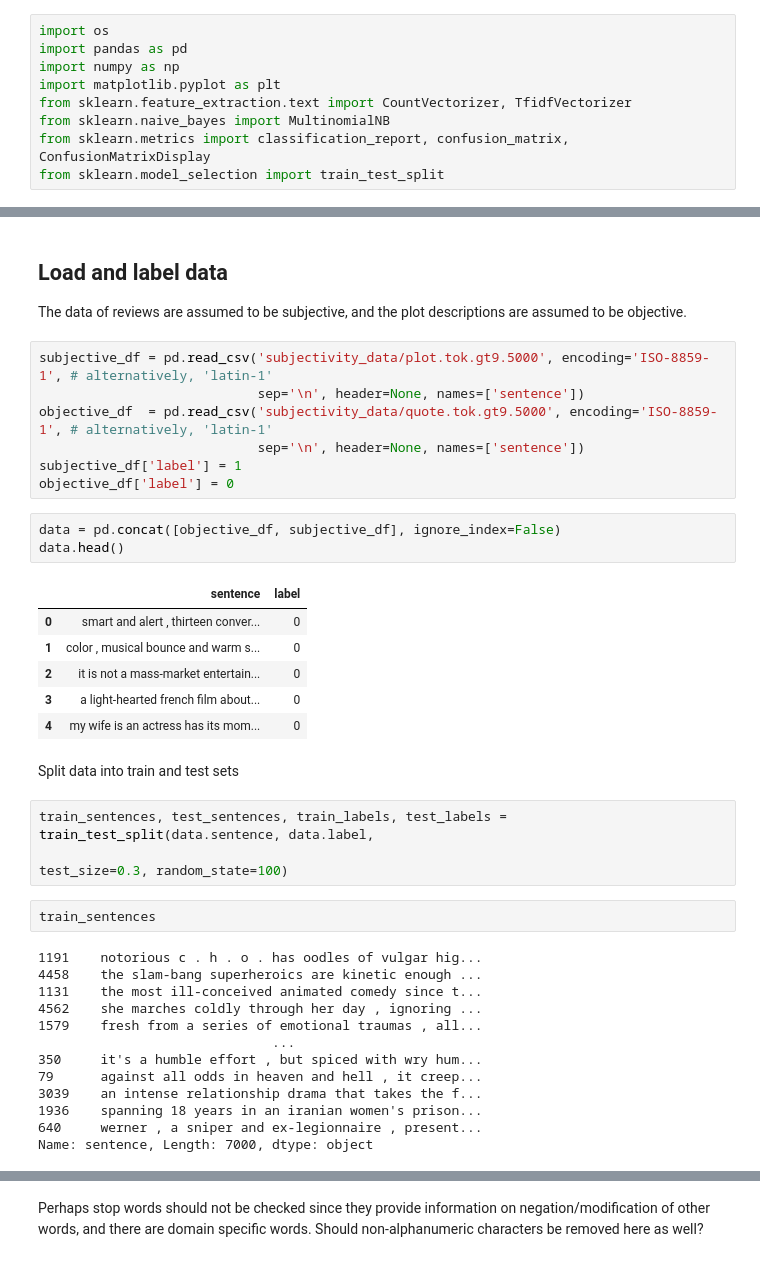
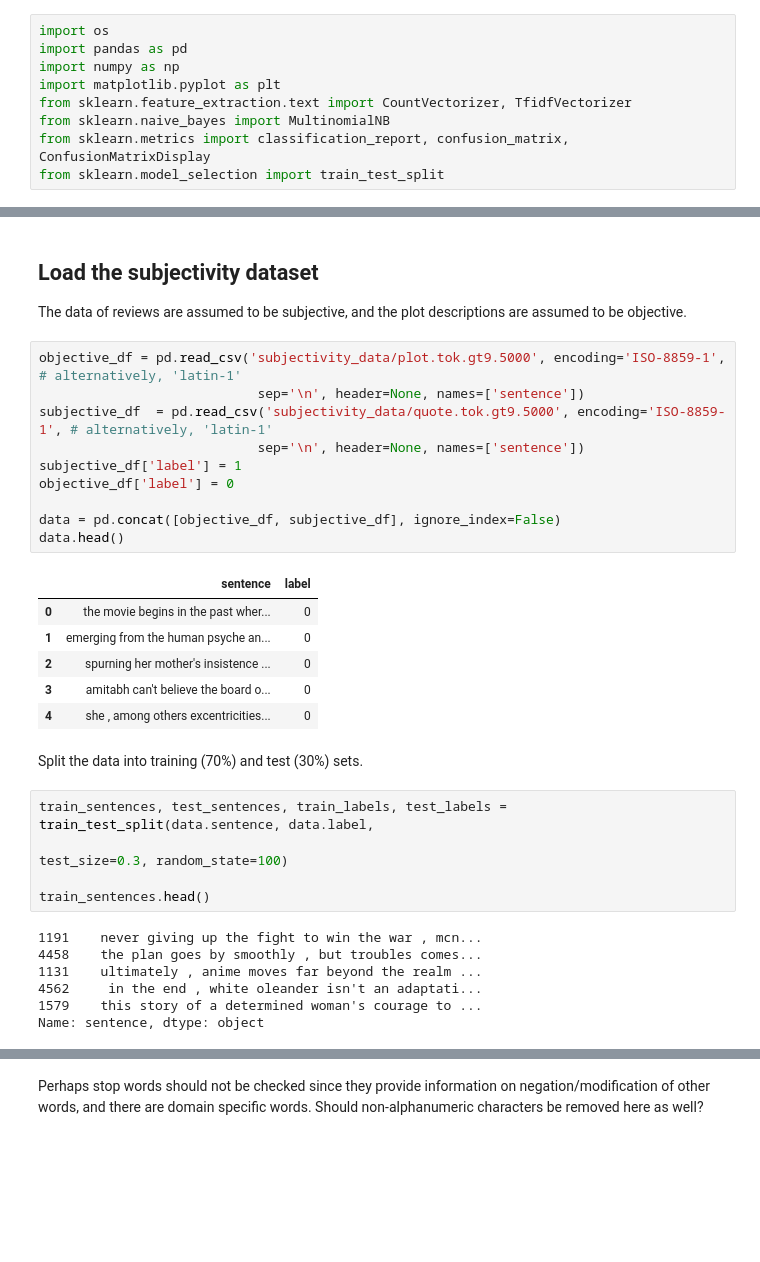
Before and after one commit to joel-n/sentiment-analysis, a Jupyter notebook: subjectivity_classification.ipynb, the cells around one changed output, grey strips where cells are left out. Saved outputs shown, nothing was run; the diff lists cells and outputs as text; blank space fills up the shorter version.

```diff
--- a/subjectivity_classification.ipynb
+++ b/subjectivity_classification.ipynb
@@ -19,40 +21,34 @@ nlp = spacy.load("en_core_web_sm", exclude=["ner"]) # change to large model in t
 # %% [markdown]
-## Load and label data
+## Load the subjectivity dataset
 The data of reviews are assumed to be subjective, and the plot descriptions are assumed to be objective.
-# %%
-subjective_df = pd.read_csv('subjectivity_data/plot.tok.gt9.5000', encoding='ISO-8859-1', # alternatively, 'latin-1'
-                            sep='\n', header=None, names=['sentence'])
-objective_df  = pd.read_csv('subjectivity_data/quote.tok.gt9.5000', encoding='ISO-8859-1', # alternatively, 'latin-1'
-                            sep='\n', header=None, names=['sentence'])
-subjective_df['label'] = 1
-objective_df['label'] = 0
 # %%
+objective_df = pd.read_csv('subjectivity_data/plot.tok.gt9.5000', encoding='ISO-8859-1', # alternatively, 'latin-1'
+                            sep='\n', header=None, names=['sentence'])
+subjective_df  = pd.read_csv('subjectivity_data/quote.tok.gt9.5000', encoding='ISO-8859-1', # alternatively, 'latin-1'
+                            sep='\n', header=None, names=['sentence'])
+subjective_df['label'] = 1
+objective_df['label'] = 0
+
 data = pd.concat([objective_df, subjective_df], ignore_index=False)
 data.head()
 # %% [output]
 |  | sentence | label |
-| 0 | smart and alert , thirteen conver... | 0 |
-| 1 | color , musical bounce and warm s... | 0 |
-| 2 | it is not a mass-market entertain... | 0 |
-| 3 | a light-hearted french film about... | 0 |
-| 4 | my wife is an actress has its mom... | 0 |
+| 0 | the movie begins in the past wher... | 0 |
+| 1 | emerging from the human psyche an... | 0 |
+| 2 | spurning her mother's insistence ... | 0 |
+| 3 | amitabh can't believe the board o... | 0 |
+| 4 | she , among others excentricities... | 0 |
 # %% [markdown]
-Split data into train and test sets
+Split the data into training (70%) and test (30%) sets.
-# %%
-train_sentences, test_sentences, train_labels, test_labels = train_test_split(data.sentence, data.label,
-                                                                              test_size=0.3, random_state=100)
 # %%
-train_sentences
+train_sentences, test_sentences, train_labels, test_labels = train_test_split(data.sentence, data.label,
+                                                                              test_size=0.3, random_state=100)
+
+train_sentences.head()
 # %% [output]
-1191    notorious c . h . o . has oodles of vulgar hig...
-4458    the slam-bang superheroics are kinetic enough ...
-1131    the most ill-conceived animated comedy since t...
-4562    she marches coldly through her day , ignoring ...
-1579    fresh from a series of emotional traumas , all...
-                              ...
-350     it's a humble effort , but spiced with wry hum...
-79      against all odds in heaven and hell , it creep...
-3039    an intense relationship drama that takes the f...
-1936    spanning 18 years in an iranian women's prison...
-640     werner , a sniper and ex-legionnaire , present...
-Name: sentence, Length: 7000, dtype: object
+1191    never giving up the fight to win the war , mcn...
+4458    the plan goes by smoothly , but troubles comes...
+1131    ultimately , anime moves far beyond the realm ...
+4562     in the end , white oleander isn't an adaptati...
+1579    this story of a determined woman's courage to ...
+Name: sentence, dtype: object
```
Also changed, not shown: parts of 49 cells of this notebook.
